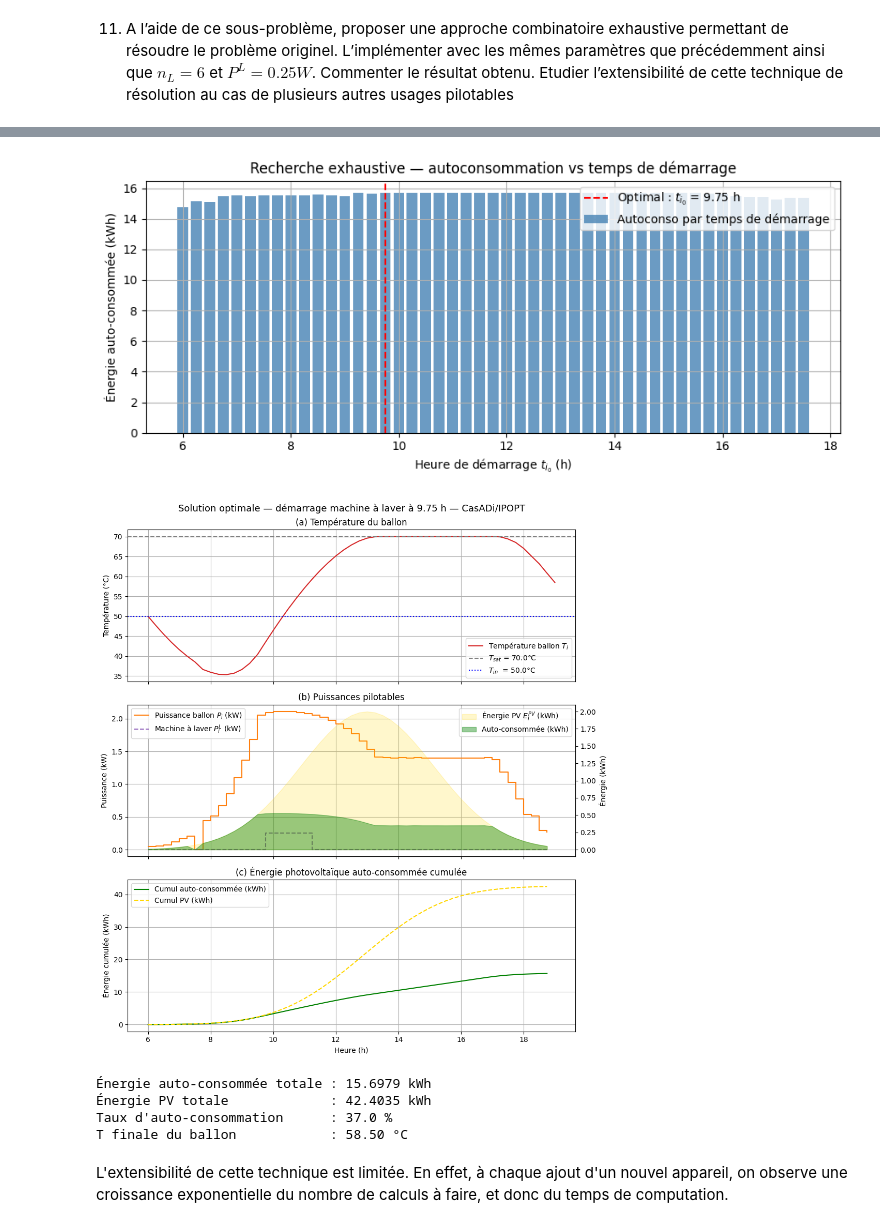
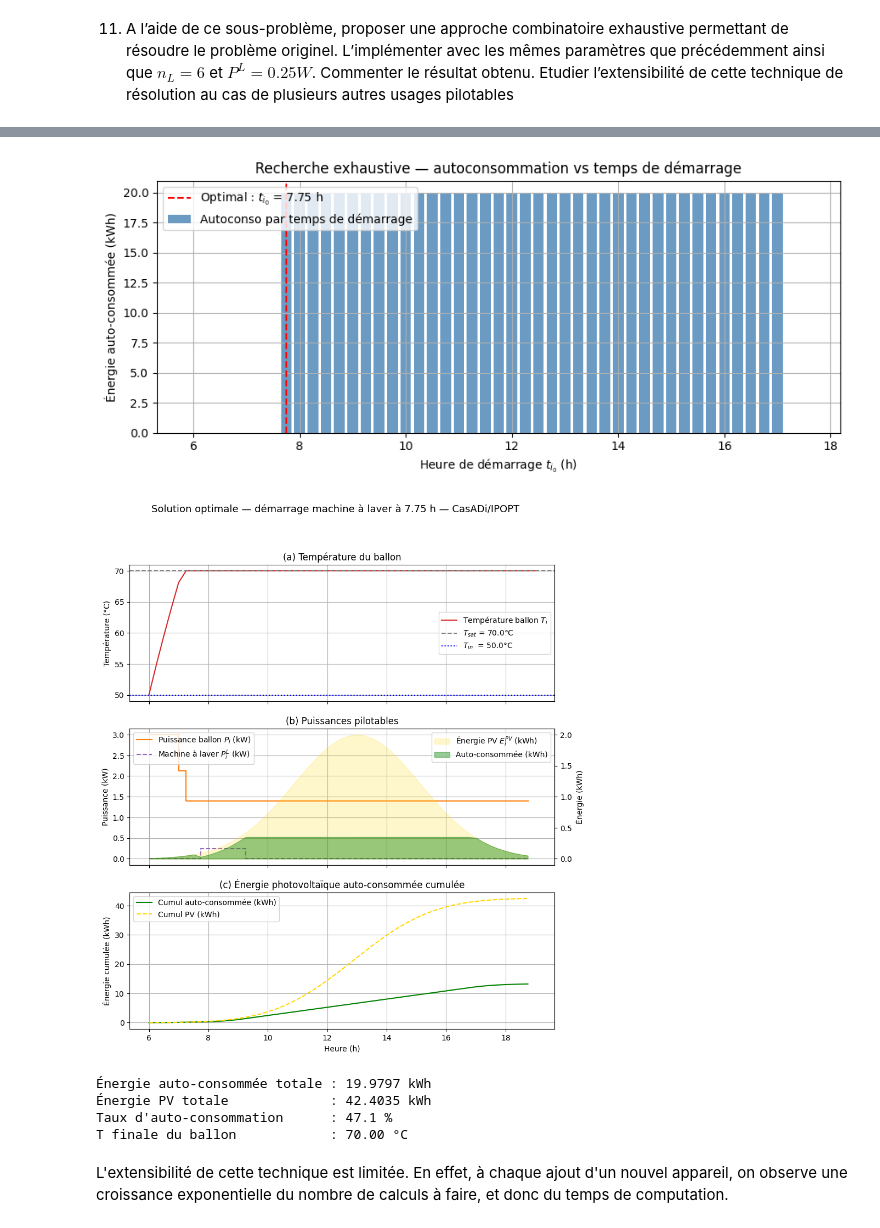
Before and after one commit to mariehoumaire/Projet-Optim-, a Jupyter notebook: Optimisation.ipynb, the cells around one changed output, grey strips where cells are left out. Cells and saved outputs as stored; diff of their text form; code cells hidden in the pictures.

```diff
--- a/Optimisation.ipynb
+++ b/Optimisation.ipynb
@@ -544,19 +569,17 @@ lam = np.exp(-k * dt)
 
 
 def compute_P_L(i0, n_L, P_bar):
-    """Profil de consommation de la machine à laver lancée au pas i0."""
     P_L = np.zeros(N)
     for j in range(i0, min(i0 + n_L, N)):
         P_L[j] = P_bar
     return P_L
 
+def soft_min_h(x1, x2, alpha):   # fonction h de l'énoncé
+    e1 = ca.exp(-alpha * x1)
+    e2 = ca.exp(-alpha * x2)
+    return (x1 * e1 + x2 * e2) / (e1 + e2)
 
 def solve_ballon_with_washer(P_L):
-    """
-    Sous-problème (Q10) sans variable slack.
-    Objectif : maximiser ∑ min(E_hat_i, P_i·Δt)  avec min exact CasADi.
-    Variables : P (chauffe-eau), T (température).
-    """
     P = ca.SX.sym('P', N)
     T = ca.SX.sym('T', N + 1)
 
@@ -565,13 +588,14 @@ def solve_ballon_with_washer(P_L):
     lbx = [0.0]     * N + [-ca.inf] * (N + 1)
     ubx = [P_M]     * N + [ca.inf]  * (N + 1)
 
-    E_hat = E_PV - w - P_L * dt   # Wh
+    E_hat = E_PV - w - P_L * dt   # changmeent par rapport à d'habitude : on soustrait la puissance PL
 
     cost = 0
     for i in range(N):
         p_energy = P[i] * dt
-        cost -= (E_hat[i] + p_energy - ca.fabs(E_hat[i] - p_energy)) / 2.0
+        cost -= soft_min_h(E_hat[i], p_energy, alpha)
 
+    # contraintes
     g   = []
     lbg = []
     ubg = []
@@ -585,7 +609,7 @@ def solve_ballon_with_washer(P_L):
         lbg.append(0.0)
         ubg.append(0.0)
 
-    # 3. Température ≤ T_sat
+    #  Température ≤ T_sat
     for i in range(1, N + 1):
         g.append(T[i])
         lbg.append(-ca.inf)
@@ -594,13 +618,7 @@ def solve_ballon_with_washer(P_L):
     g_vec = ca.vertcat(*g)
 
     nlp  = {'x': x, 'f': cost, 'g': g_vec}
-    opts = {
-        'ipopt.print_level': 0,
-        'ipopt.tol': 1e-9,
-        'ipopt.max_iter': 1000,
-        'print_time': False,
-    }
-    solver = ca.nlpsol('solver', 'ipopt', nlp, opts)
+    solver = ca.nlpsol('solver', 'ipopt', nlp)
 
     x0 = np.concatenate([np.zeros(N), T_in * np.ones(N + 1)])
 
@@ -666,6 +684,7 @@ fig.suptitle(
     f"Solution optimale — démarrage machine à laver à {t_best:.2f} h — CasADi/IPOPT",
     fontsize=13)
 
+
 # (a) Température
 ax = axes[0]
 ax.plot(np.append(times, tf), best_T_opt, color='tab:red',
@@ -705,7 +724,6 @@ ax.set_ylabel('Énergie cumulée (kWh)')
 ax.set_title('(c) Énergie photovoltaïque auto-consommée cumulée')
 ax.legend(); ax.grid(True)
 
-plt.tight_layout()
 plt.show()
 
 print(f"\nÉnergie auto-consommée totale : {best_obj/1000:.4f} kWh")
@@ -720,8 +801,8 @@ Recherche exhaustive du meilleur temps de démarrage...
-[figure, old version]
+[figure, new version]
-[figure, old version]
+[figure, new version]
-Énergie auto-consommée totale : 15.6979 kWh
-Énergie PV totale             : 42.4035 kWh
-Taux d'auto-consommation      : 37.0 %
-T finale du ballon            : 58.50 °C
+Énergie auto-consommée totale : 19.9797 kWh
+Énergie PV totale             : 42.4035 kWh
+Taux d'auto-consommation      : 47.1 %
+T finale du ballon            : 70.00 °C
 # %% [markdown]
 L'extensibilité de cette technique est limitée. En effet, à chaque ajout d'un nouvel appareil, on observe une croissance exponentielle du nombre de calculs à faire, et donc du temps de computation.
```
Also changed, not shown: parts of 11 cells of this notebook.
